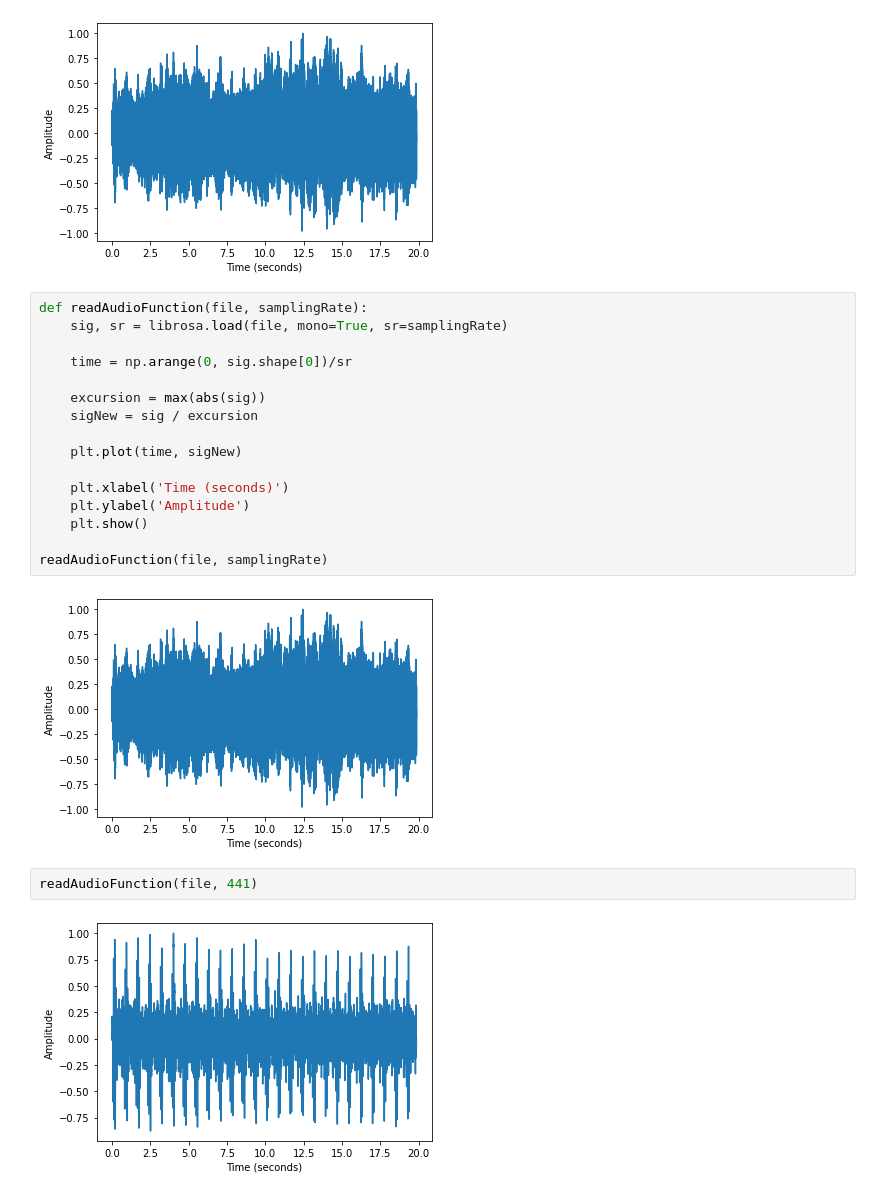
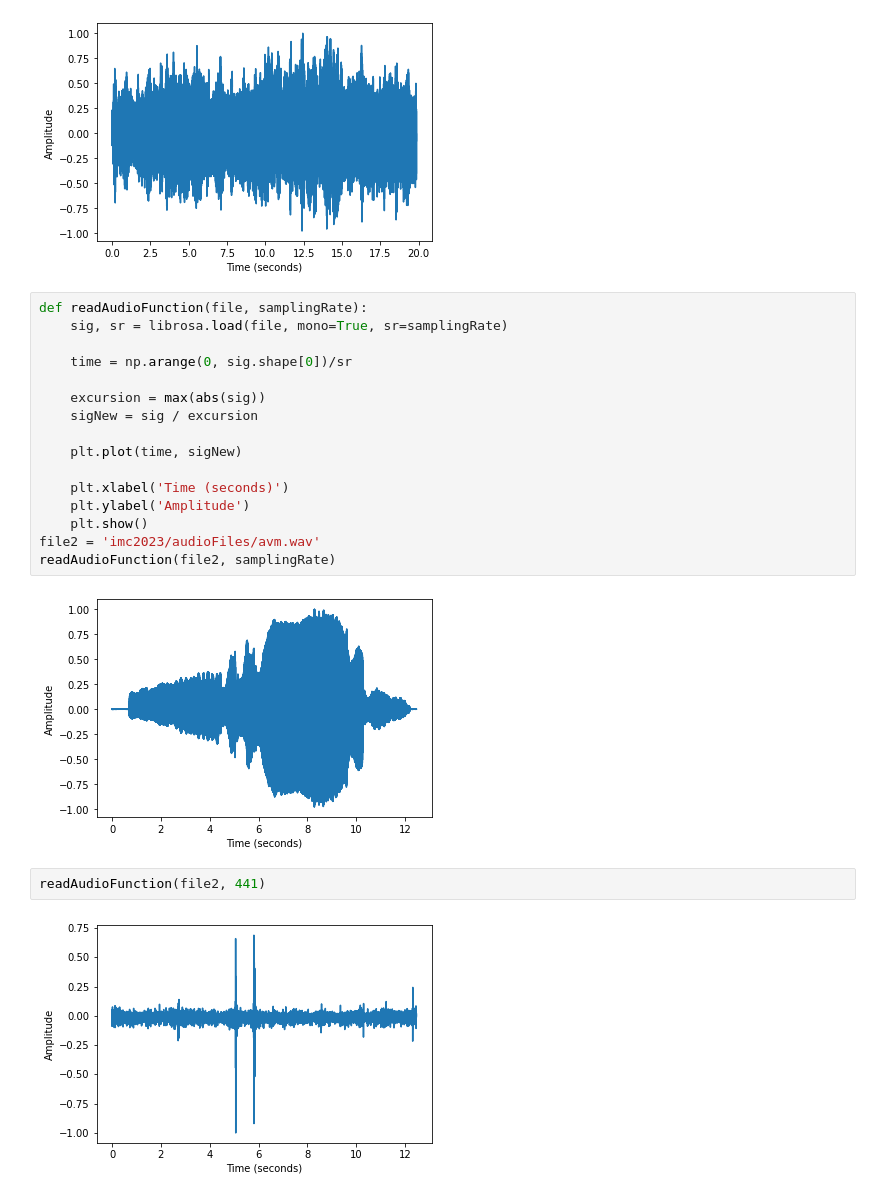
Before and after one commit to UnknwnPrd/imc2023-Levin, a Jupyter notebook: LAB1.ipynb, the cells around one changed output. Saved outputs shown, nothing was run; the diff lists cells and outputs as text.

```diff
--- a/LAB1.ipynb
+++ b/LAB1.ipynb
@@ -56,11 +56,11 @@ def readAudioFunction(file, samplingRate):
     plt.xlabel('Time (seconds)')
     plt.ylabel('Amplitude')
     plt.show()
-
-readAudioFunction(file, samplingRate)
+file2 = 'imc2023/audioFiles/avm.wav'
+readAudioFunction(file2, samplingRate)
 # %% [output]
-[figure, old version]
+[figure, new version]
 # %%
-readAudioFunction(file, 441)
+readAudioFunction(file2, 441)
 # %% [output]
-[figure, old version]
+[figure, new version]
```
Also changed, not shown: parts of 1 cell of this notebook.
